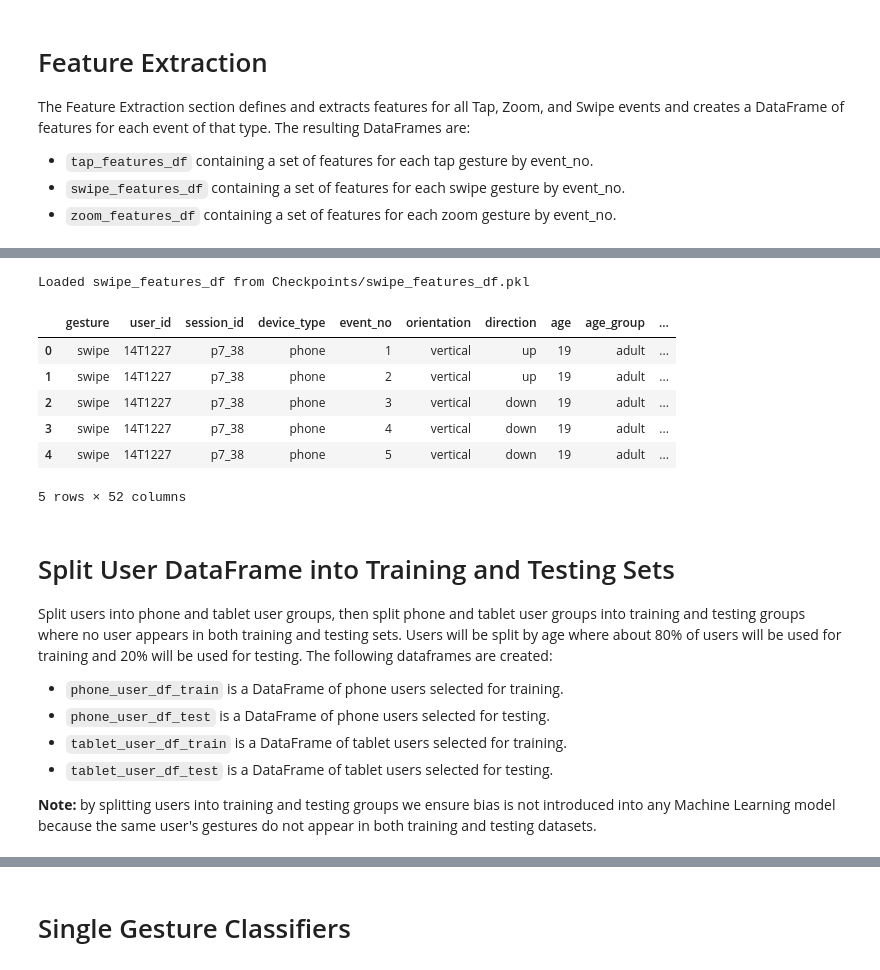
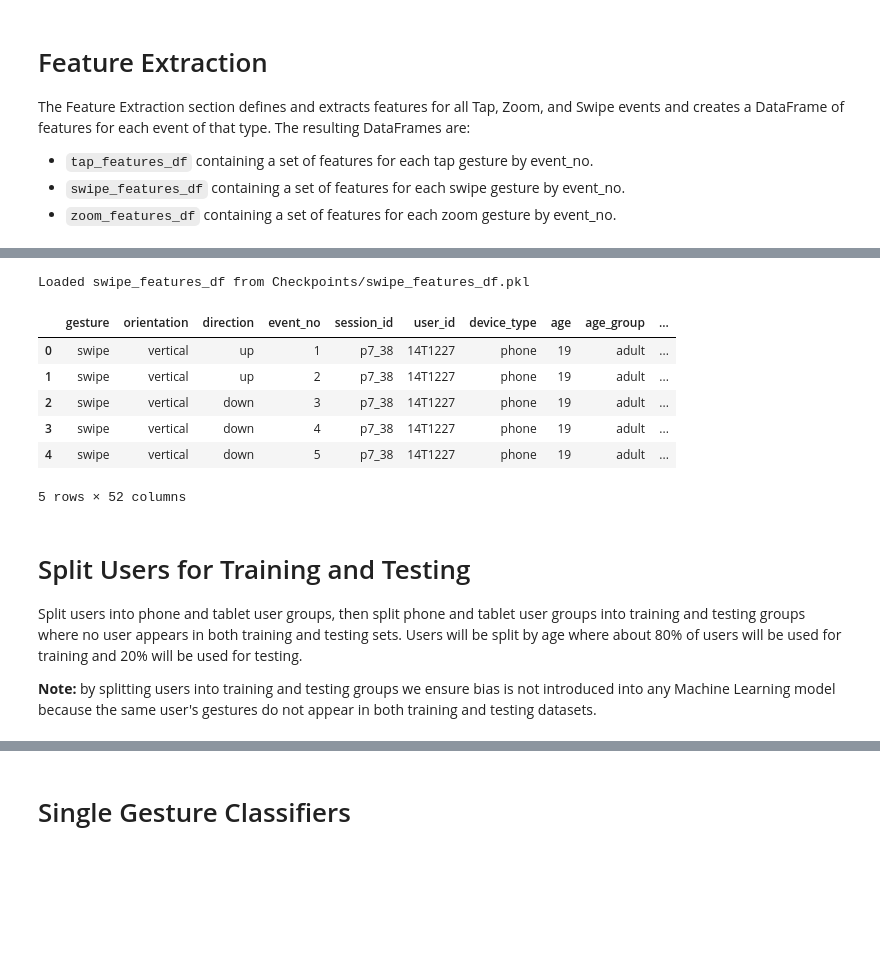
Before and after one commit to tbirms/ChildSafetyProject, a Jupyter notebook: Notebooks/age-group-classification-parallel-fusion.ipynb, the cells around one changed output, grey strips where cells are left out. Drawn from its saved outputs; the diff is of its cells as text; code cells hidden in the pictures; blank space fills up the shorter version.

```diff
--- a/Notebooks/age-group-classification-parallel-fusion.ipynb
+++ b/Notebooks/age-group-classification-parallel-fusion.ipynb
@@ -2445,27 +2459,19 @@ def build_swipe_features_df():
     swipe_features_df = swipe_features_df.drop(columns=['index'])
 
     return swipe_features_df
-
-# return swipe_features_df as global variable
-swipe_features_df = get_swipe_features_df()
-# %% [output]
-Loaded swipe_features_df from Checkpoints/swipe_features_df.pkl
 # %%
-swipe_features_df.head()
+get_swipe_features_df().head()
 # %% [output]
+Loaded swipe_features_df from Checkpoints/swipe_features_df.pkl
-|  | gesture | user_id | session_id | device_type | event_no | orientation | direction | age | age_group | ... |
-| 0 | swipe | 14T1227 | p7_38 | phone | 1 | vertical | up | 19 | adult | ... |
-| 1 | swipe | 14T1227 | p7_38 | phone | 2 | vertical | up | 19 | adult | ... |
-| 2 | swipe | 14T1227 | p7_38 | phone | 3 | vertical | down | 19 | adult | ... |
-| 3 | swipe | 14T1227 | p7_38 | phone | 4 | vertical | down | 19 | adult | ... |
-| 4 | swipe | 14T1227 | p7_38 | phone | 5 | vertical | down | 19 | adult | ... |
+|  | gesture | orientation | direction | event_no | session_id | user_id | device_type | age | age_group | ... |
+| 0 | swipe | vertical | up | 1 | p7_38 | 14T1227 | phone | 19 | adult | ... |
+| 1 | swipe | vertical | up | 2 | p7_38 | 14T1227 | phone | 19 | adult | ... |
+| 2 | swipe | vertical | down | 3 | p7_38 | 14T1227 | phone | 19 | adult | ... |
+| 3 | swipe | vertical | down | 4 | p7_38 | 14T1227 | phone | 19 | adult | ... |
+| 4 | swipe | vertical | down | 5 | p7_38 | 14T1227 | phone | 19 | adult | ... |
-5 rows × 52 columns
+5 rows × 52 columns
 # %% [markdown]
-# Split User DataFrame into Training and Testing Sets
-Split users into phone and tablet user groups, then split phone and tablet user groups into training and testing groups where no user appears in both training and testing sets. Users will be split by age where about 80% of users will be used for training and 20% will be used for testing. The following dataframes are created:
-* `phone_user_df_train` is a DataFrame of phone users selected for training.
-* `phone_user_df_test` is a DataFrame of phone users selected for testing.
-* `tablet_user_df_train` is a DataFrame of tablet users selected for training.
-* `tablet_user_df_test` is a DataFrame of tablet users selected for testing.
+# Split Users for Training and Testing
+Split users into phone and tablet user groups, then split phone and tablet user groups into training and testing groups where no user appears in both training and testing sets. Users will be split by age where about 80% of users will be used for training and 20% will be used for testing.
 
 **Note:** by splitting users into training and testing groups we ensure bias is not introduced into any Machine Learning model because the same user's gestures do not appear in both training and testing datasets.
```
Also changed, not shown: parts of 74 cells of this notebook.
